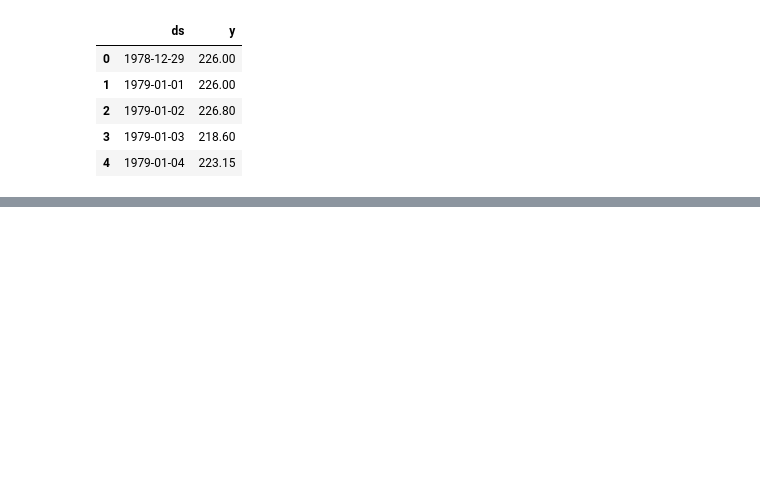
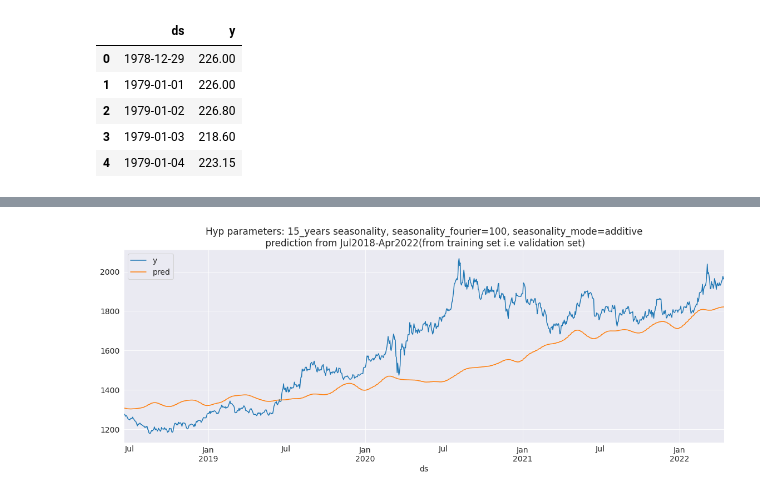
Before and after one commit to ahmadmustafaanis/Gold-Price-Prediction-API, a Jupyter notebook: src/SeasonalityTesting.ipynb, the cells around one changed output, grey strips where cells are left out. Drawn from its saved outputs; the diff is of its cells as text; code cells hidden in the pictures; blank space fills up the shorter version.

```diff
--- a/src/SeasonalityTesting.ipynb
+++ b/src/SeasonalityTesting.ipynb
@@ -87,0 +82,13 @@ prophet_model.plot(pred);
+# %%
+def plot_valid(validation_set, size):
+
+    pred = fifteen_years.predict(validation_set)
+    temp = df[-size:].copy().reset_index()
+    temp['pred']=pred['yhat']
+    temp.set_index('ds')[['y', 'pred']].plot()
+    plt.tight_layout();
+# %%
+plot_valid(validation_set, 1000)
+plt.title("Hyp parameters: 15_years seasonality, seasonality_fourier=100, seasonality_mode=additive\n prediction from Jul2018-Apr2022(from training set i.e validation set)");
+# %% [output]
+[figure, added]
```
Also changed, not shown: parts of 24 cells of this notebook.
